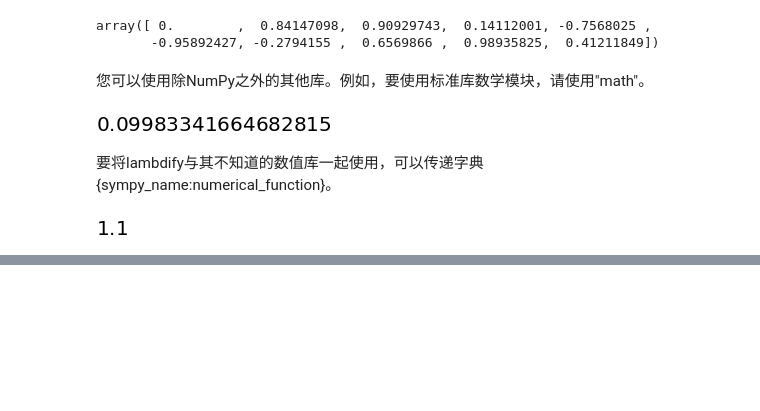
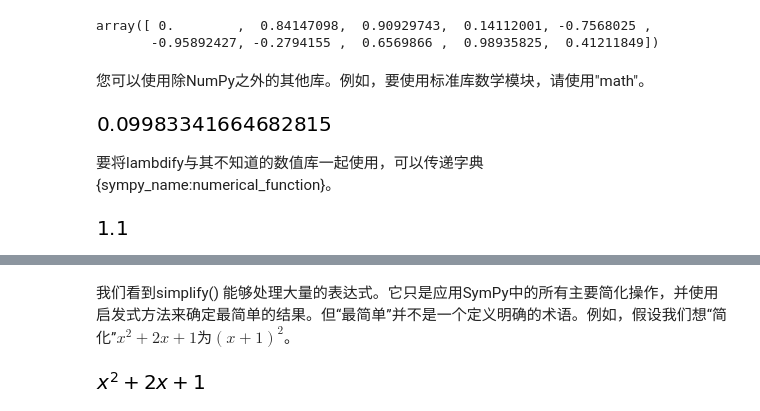
Before and after one commit to goodchinas/pyquant, a Jupyter notebook: 36.1 sympy-数学符号计算.ipynb, the cells around one changed output, grey strips where cells are left out. Saved outputs shown, nothing was run; the diff lists cells and outputs as text; code cells hidden in the pictures; blank space fills up the shorter version.

```diff
--- a/36.1 sympy-数学符号计算.ipynb
+++ b/36.1 sympy-数学符号计算.ipynb
@@ -461,0 +643,6 @@ f(.1)
+# %% [markdown]
+我们看到simplify() 能够处理大量的表达式。它只是应用SymPy中的所有主要简化操作，并使用启发式方法来确定最简单的结果。但“最简单”并不是一个定义明确的术语。例如，假设我们想“简化”$x^{2} + 2 x + 1$为$\left(x + 1\right)^{2}$。
+# %%
+simplify(x**2+2*x+1)
+# %% [output]
+[figure, added]
```
Also changed, not shown: parts of 242 cells of this notebook, 2 other files.
